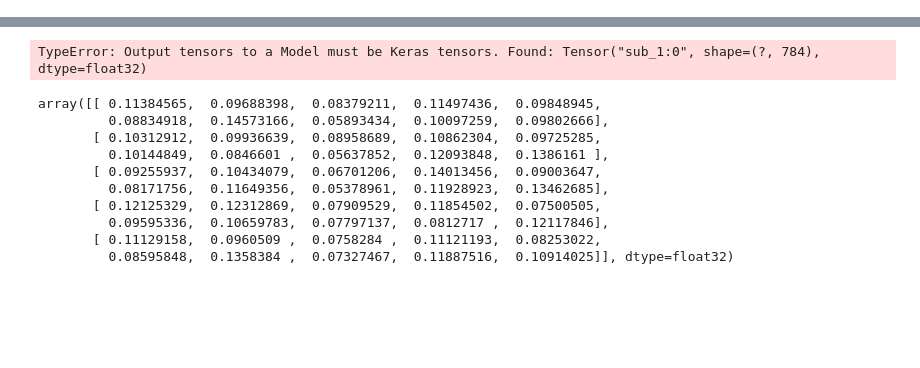
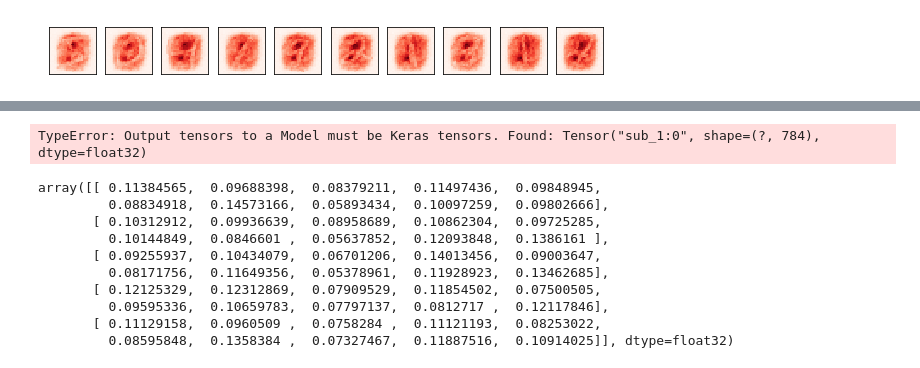
Before and after one commit to p16i/thesis-designing-recurrent-neural-networks-for-explainability, a Jupyter notebook: notebooks/keras-lrp.ipynb, the cells around one changed output, grey strips where cells are left out. Drawn from its saved outputs; the diff is of its cells as text; code cells hidden in the pictures; blank space fills up the shorter version.

```diff
--- a/notebooks/keras-lrp.ipynb
+++ b/notebooks/keras-lrp.ipynb
@@ -97,0 +133,14 @@ class LRPDense(Dense):
+# %%
+model2 = Sequential()
+model2.add(LRPDense(512, lrp_rule=lrp_rule('beta', lowest=-1, highest=1), activation='relu', input_shape=(784,)))
+model2.add(LRPDummyLayer(Dropout(0.5)))
+model2.add(LRPDense(256, lrp_rule=lrp_rule('zplus'), activation='relu'))
+model2.add(LRPDummyLayer(Dropout(0.5)))
+model2.add(LRPDense(128, lrp_rule=lrp_rule('zplus'), activation='relu'))
+model2.add(LRPDense(num_classes, lrp_rule=lrp_rule('zplus'), activation='softmax'))
+
+model2.summary()
+
+model2.compile(loss='categorical_crossentropy',
+              optimizer=RMSprop(),
+              metrics=['accuracy'])
@@ -97,0 +167,10 @@ class LRPDense(Dense):
+# %%
+
+history = model2.fit(x_train, y_train,
+                    batch_size=batch_size,
+                    epochs=50,
+                    verbose=0,
+                    validation_data=(x_test, y_test))
+score = model2.evaluate(x_test, y_test, verbose=0)
+print('Test loss:', score[0])
+print('Test accuracy:', score[1])
@@ -97,0 +180,19 @@ class LRPDense(Dense):
+# %%
+def explain(model):
+    layers = model.layers
+
+    outputs = [model.input] + [ l.output for l in layers ]
+    relevances = [None]*(len(outputs))
+    relevances[-1] = layers[-1].output
+
+    for i in range(-1, -len(layers)-1, -1):
+        relevances[i-1] = layers[i].rel_prop(outputs[i-1], relevances[i])
+
+    return relevances
+# %%
+heatmap = explain(model2)
+viz = Model(inputs=model2.input, outputs=heatmap[0])
+h = viz.predict(x_train[:10,:])
+plot_digits(h)
+# %% [output]
+[figure, added]
```
Also changed, not shown: parts of 25 cells of this notebook, 2 other files.
